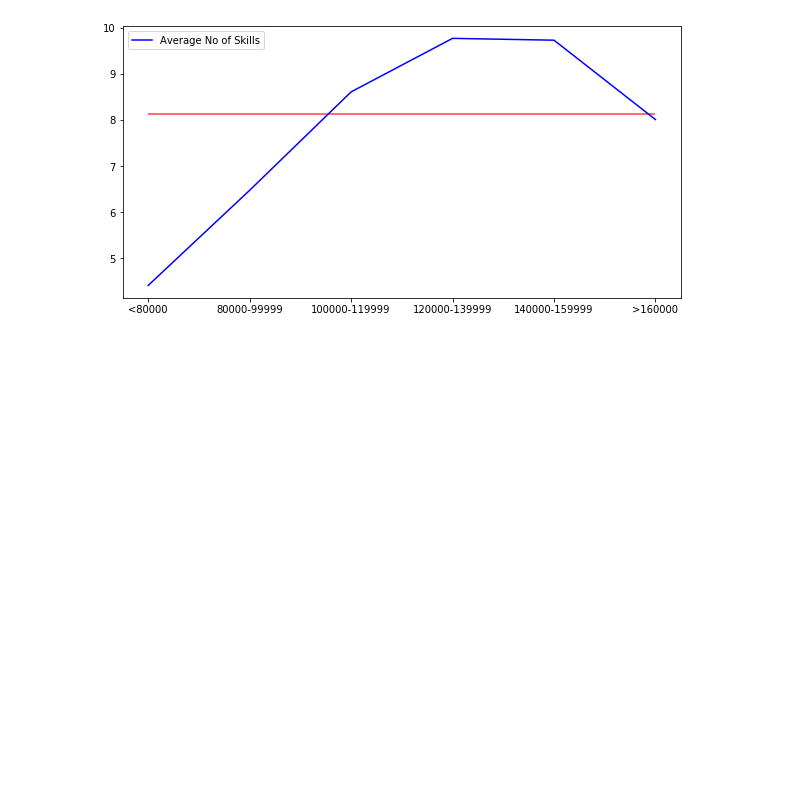
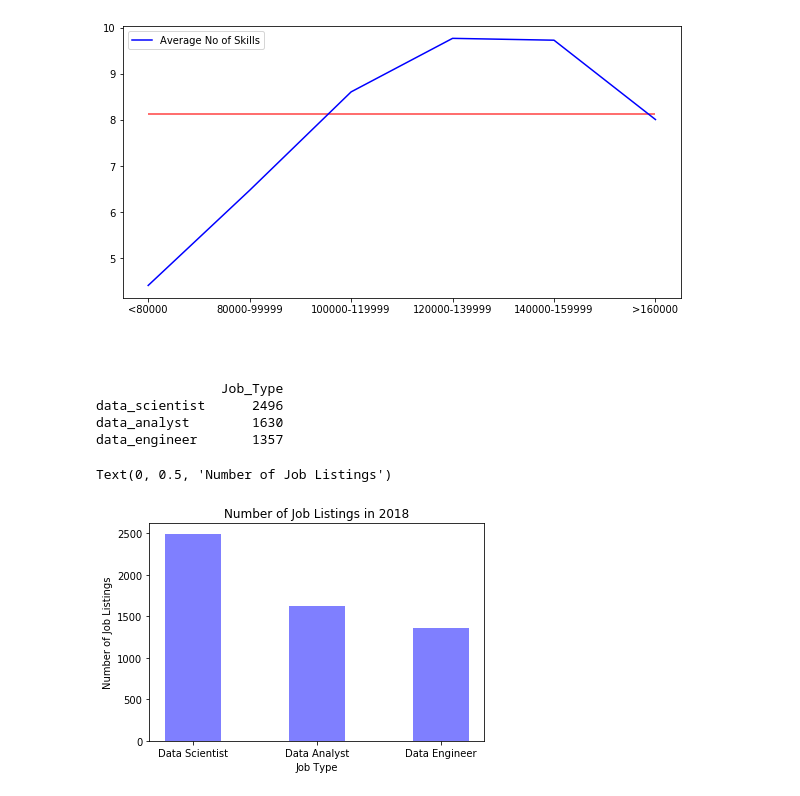
Before and after one commit to cce24/Project-1---Group-2, a Jupyter notebook: 02._Cleaning/Kevins_work.ipynb, the cells around one changed output. Cells and saved outputs as stored; diff of their text form; code cells hidden in the pictures; blank space fills up the shorter version.

```diff
--- a/02._Cleaning/Kevins_work.ipynb
+++ b/02._Cleaning/Kevins_work.ipynb
@@ -84,3 +84,31 @@ Queried_Salary
 [figure]
 # %% [markdown]
 ##
+# %%
+#Which is more in demand (data scientist, analyst, engineer?)
+#What is the difference between them?
+
+job_type=df_cleaned["Job_Type"].value_counts()
+job_type_df=pd.DataFrame(job_type)
+print(job_type_df)
+
+listing=job_type_df["Job_Type"]
+x_axis = [1,2,3]
+
+width=0.45
+plt.bar(x_axis, listing, width, color='b', alpha=0.5, align="center")
+
+tick_locations = [value for value in x_axis]
+plt.xticks(tick_locations, ["Data Scientist", "Data Analyst", "Data Engineer"])
+
+
+plt.title("Number of Job Listings in 2018")
+plt.xlabel("Job Type")
+plt.ylabel("Number of Job Listings")
+# %% [output]
+                Job_Type
+data_scientist      2496
+data_analyst        1630
+data_engineer       1357
+Text(0, 0.5, 'Number of Job Listings')
+[figure, added]
```
Also changed, not shown: parts of 4 cells of this notebook, 1 other file.
